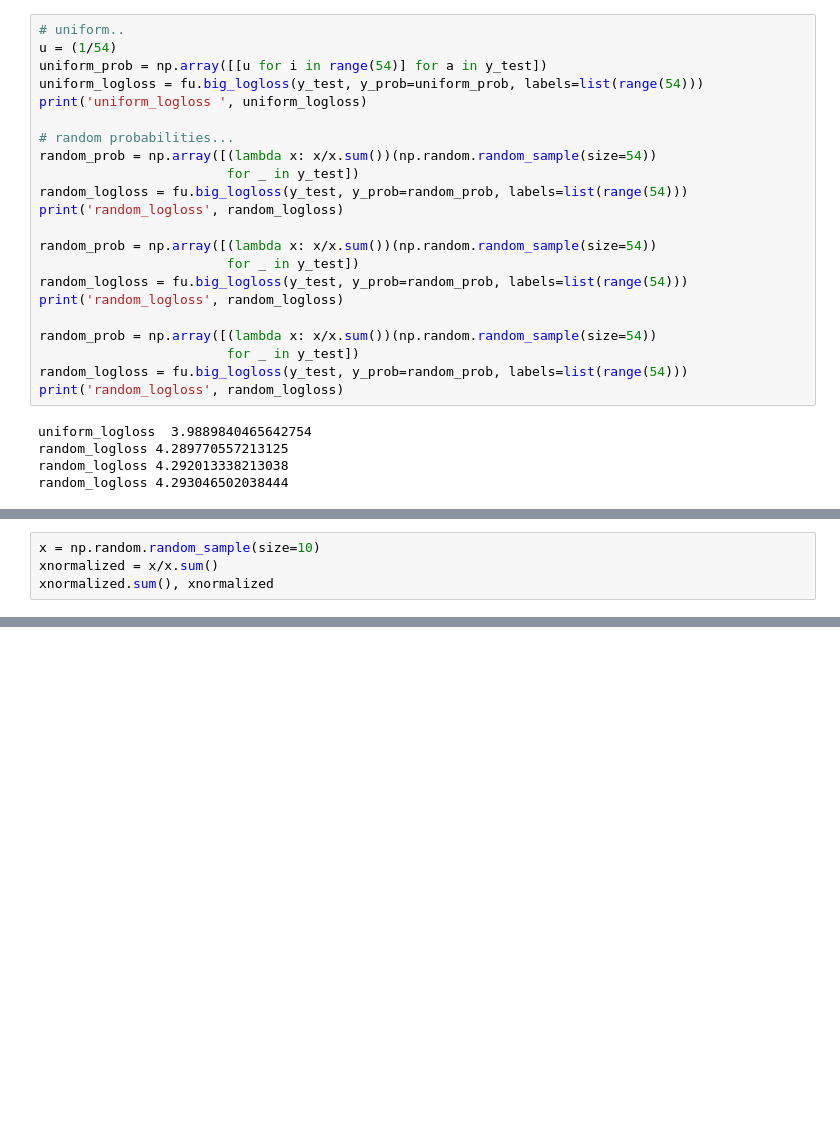
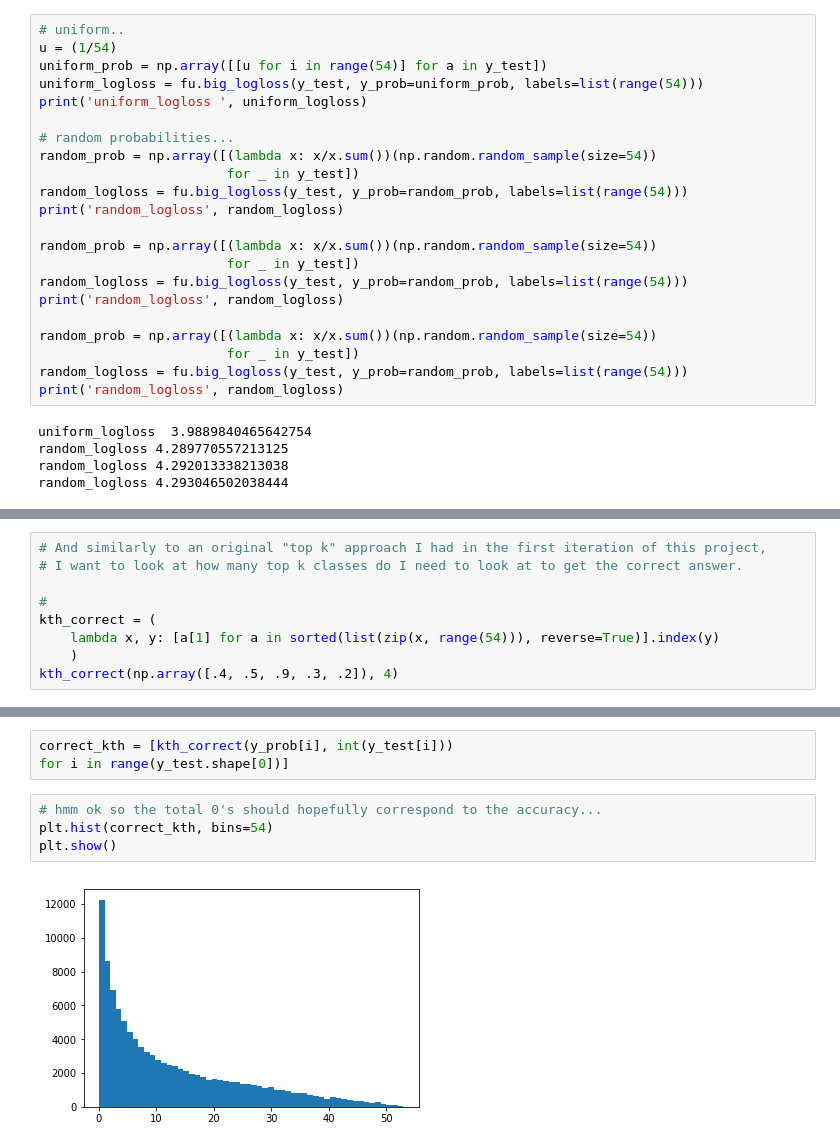
Before and after one commit to namoopsoo/learn-citibike, a Jupyter notebook: 2020-07-04-aws.ipynb, the cells around one changed output, grey strips where cells are left out. Saved outputs shown, nothing was run; the diff lists cells and outputs as text; blank space fills up the shorter version.

```diff
--- a/2020-07-04-aws.ipynb
+++ b/2020-07-04-aws.ipynb
@@ -348,4 +341,0 @@ log_loss(y_test, uniform_prob, labels=list(range(54)))
-# %%
-x = np.random.random_sample(size=10)
-xnormalized = x/x.sum()
-xnormalized.sum(), xnormalized
@@ -355,0 +346,9 @@ xnormalized.sum(), xnormalized
+# %%
+# And similarly to an original "top k" approach I had in the first iteration of this project,
+# I want to look at how many top k classes do I need to look at to get the correct answer.
+
+#
+kth_correct = (
+    lambda x, y: [a[1] for a in sorted(list(zip(x, range(54))), reverse=True)].index(y)
+    )
+kth_correct(np.array([.4, .5, .9, .3, .2]), 4)
@@ -355,0 +391,9 @@ xnormalized.sum(), xnormalized
+# %%
+correct_kth = [kth_correct(y_prob[i], int(y_test[i]))
+for i in range(y_test.shape[0])]
+# %%
+# hmm ok so the total 0's should hopefully correspond to the accuracy...
+plt.hist(correct_kth, bins=54)
+plt.show()
+# %% [output]
+[figure, added]
```
Also changed, not shown: parts of 10 cells of this notebook, 3 other files.
